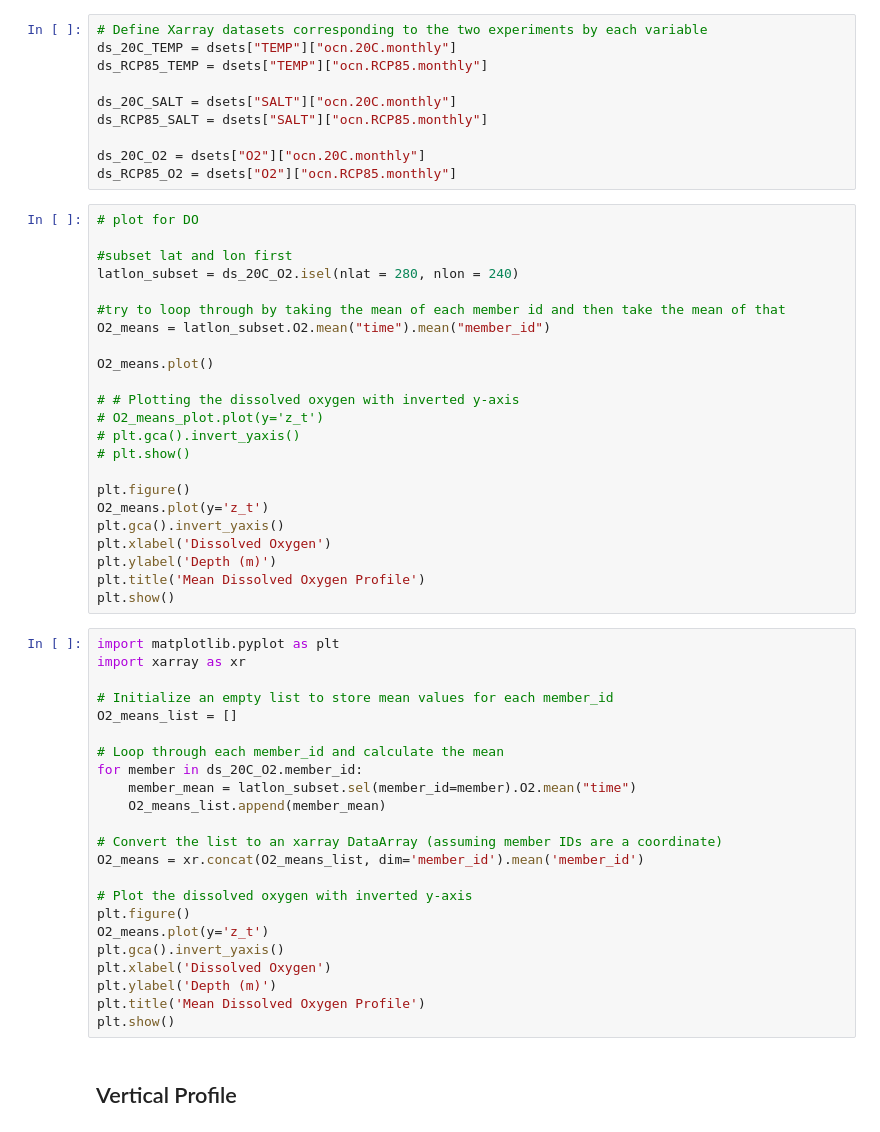
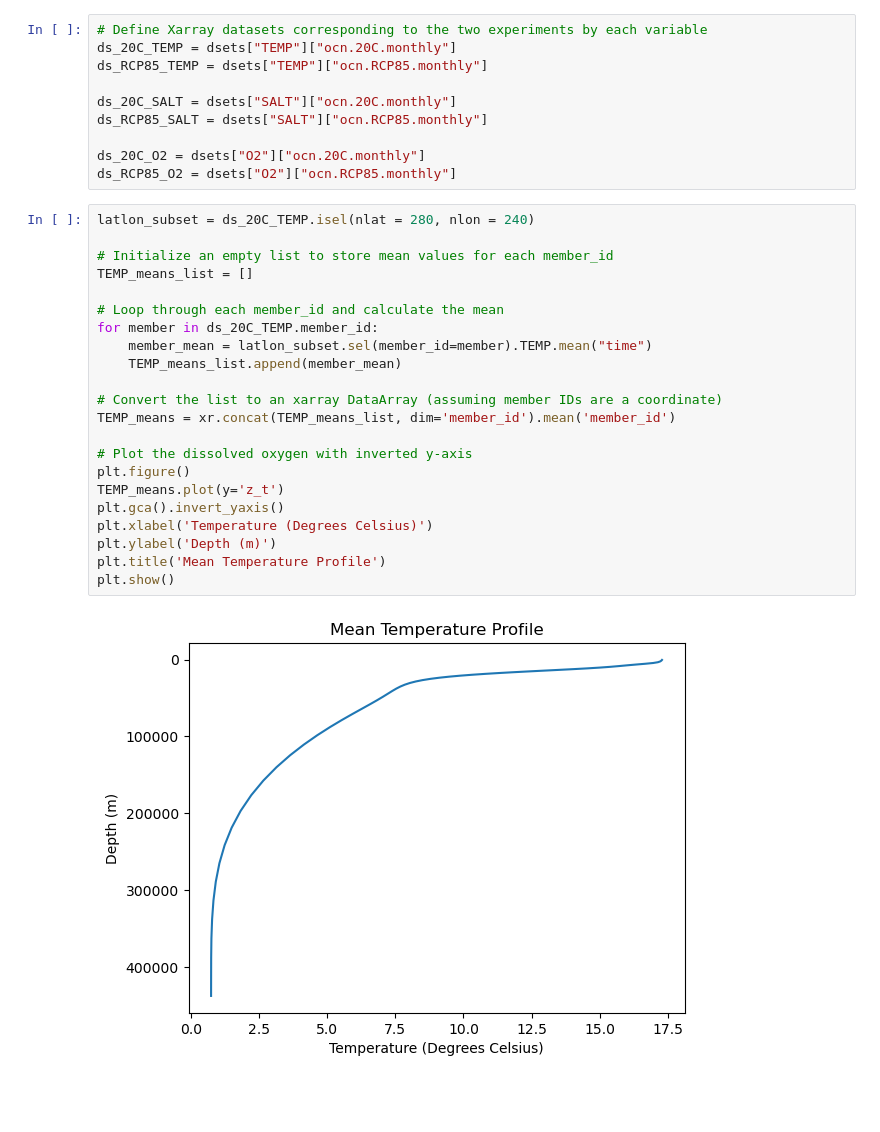
Before and after one commit to Channelislanders/toolkit, a Jupyter notebook: test_notebooks/olivia-scratch.ipynb, the cells around one changed output. Cells and saved outputs as stored; diff of their text form; blank space fills up the shorter version.

```diff
--- a/test_notebooks/olivia-scratch.ipynb
+++ b/test_notebooks/olivia-scratch.ipynb
@@ -117,51 +117,27 @@ ds_RCP85_SALT = dsets["SALT"]["ocn.RCP85.monthly"]
 
 ds_20C_O2 = dsets["O2"]["ocn.20C.monthly"]
 ds_RCP85_O2 = dsets["O2"]["ocn.RCP85.monthly"]
-# %%
-# plot for DO
-
-#subset lat and lon first
-latlon_subset = ds_20C_O2.isel(nlat = 280, nlon = 240)
-
-#try to loop through by taking the mean of each member id and then take the mean of that
-O2_means = latlon_subset.O2.mean("time").mean("member_id")
-
-O2_means.plot()
-
-# # Plotting the dissolved oxygen with inverted y-axis
-# O2_means_plot.plot(y='z_t')
-# plt.gca().invert_yaxis()
-# plt.show()
-
-plt.figure()
-O2_means.plot(y='z_t')
-plt.gca().invert_yaxis()
-plt.xlabel('Dissolved Oxygen')
-plt.ylabel('Depth (m)')
-plt.title('Mean Dissolved Oxygen Profile')
-plt.show()
 # %%
-import matplotlib.pyplot as plt
-import xarray as xr
+latlon_subset = ds_20C_TEMP.isel(nlat = 280, nlon = 240)
 
 # Initialize an empty list to store mean values for each member_id
-O2_means_list = []
+TEMP_means_list = []
 
 # Loop through each member_id and calculate the mean
-for member in ds_20C_O2.member_id:
-    member_mean = latlon_subset.sel(member_id=member).O2.mean("time")
-    O2_means_list.append(member_mean)
+for member in ds_20C_TEMP.member_id:
+    member_mean = latlon_subset.sel(member_id=member).TEMP.mean("time")
+    TEMP_means_list.append(member_mean)
 
 # Convert the list to an xarray DataArray (assuming member IDs are a coordinate)
-O2_means = xr.concat(O2_means_list, dim='member_id').mean('member_id')
+TEMP_means = xr.concat(TEMP_means_list, dim='member_id').mean('member_id')
 
 # Plot the dissolved oxygen with inverted y-axis
 plt.figure()
-O2_means.plot(y='z_t')
+TEMP_means.plot(y='z_t')
 plt.gca().invert_yaxis()
-plt.xlabel('Dissolved Oxygen')
+plt.xlabel('Temperature (Degrees Celsius)')
 plt.ylabel('Depth (m)')
-plt.title('Mean Dissolved Oxygen Profile')
+plt.title('Mean Temperature Profile')
 plt.show()
+# %% [output]
+[figure, added]
-# %% [markdown]
-## Vertical Profile
```
Also changed, not shown: parts of 2 cells of this notebook.
